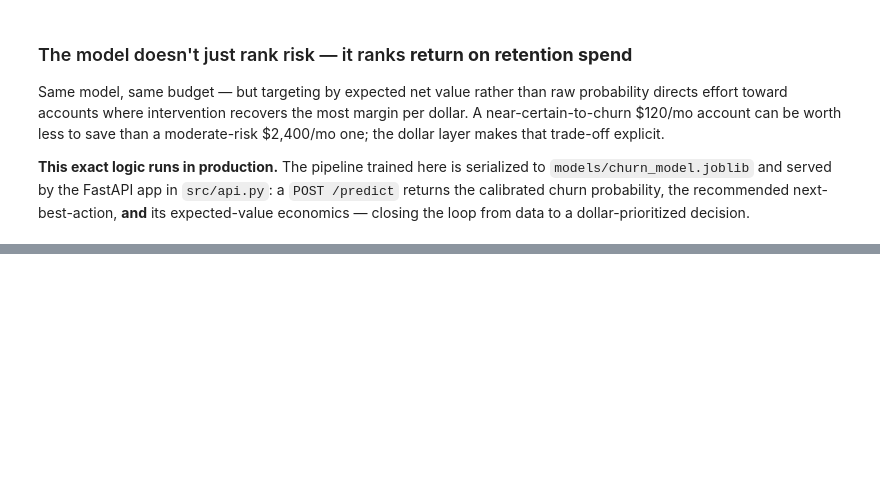
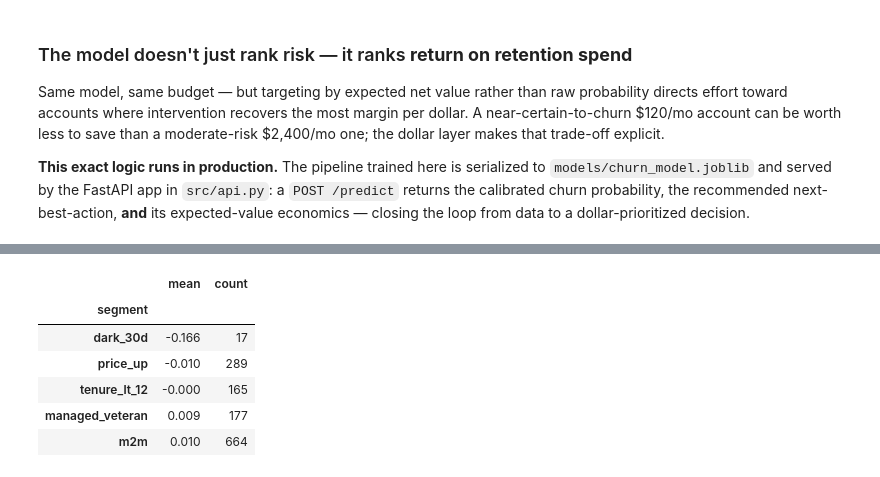
Before and after one commit to dustintdn/churn-nba, a Jupyter notebook: notebooks/churn_analysis.ipynb, the cells around one changed output, grey strips where cells are left out. Saved outputs shown, nothing was run; the diff lists cells and outputs as text; code cells hidden in the pictures; blank space fills up the shorter version.

Commit message:
fix: Refactor code structure for improved readability and maintainability

```diff
--- a/notebooks/churn_analysis.ipynb
+++ b/notebooks/churn_analysis.ipynb
@@ -547,0 +603,38 @@ expected-value economics — closing the loop from data to a dollar-prioritized
+# %%
+# Where do model and oracle disagree the most? Look at the residual structure.
+resid = proba - oracle_proba
+fig, axes = plt.subplots(1, 2, figsize=(12, 4))
+axes[0].scatter(oracle_proba, proba, s=6, alpha=0.3, color=PALETTE["retain"])
+axes[0].plot([0, 1], [0, 1], color=PALETTE["neutral"], lw=1, ls="--")
+axes[0].set_xlabel("True P(churn) from the generator")
+axes[0].set_ylabel("Model P(churn)")
+axes[0].set_title("Model vs oracle probability")
+
+# Group the largest over/under-estimates by their dominant segment.
+seg = pd.DataFrame({
+    "resid": resid,
+    "m2m": (X_test["contract_type"] == "Month-to-month").values,
+    "tenure_lt_12": (X_test["tenure_months"] < 12).values,
+    "price_up": X_test["price_increase_recent"].values.astype(bool),
+    "managed_veteran": ((X_test["tenure_months"] > 36)
+                        & (X_test["has_account_manager"] == 1)).values,
+    "dark_30d": (X_test["last_login_days"] > 30).values,
+})
+by_seg = (seg.melt(id_vars="resid", var_name="segment", value_name="in_seg")
+             .query("in_seg").groupby("segment")["resid"]
+             .agg(["mean", "count"]).sort_values("mean"))
+axes[1].barh(by_seg.index, by_seg["mean"],
+             color=np.where(by_seg["mean"] > 0, PALETTE["churn"], PALETTE["retain"]))
+axes[1].axvline(0, color=PALETTE["neutral"], lw=1)
+axes[1].set_xlabel("Mean (model prob - true prob)")
+axes[1].set_title("Average probability error by segment")
+plt.tight_layout()
+by_seg.round(3)
+# %% [output]
+|  | mean | count |
+| segment |  |  |
+| dark_30d | -0.166 | 17 |
+| price_up | -0.010 | 289 |
+| tenure_lt_12 | -0.000 | 165 |
+| managed_veteran | 0.009 | 177 |
+| m2m | 0.010 | 664 |
```
Also changed, not shown: parts of 8 cells of this notebook, 2 other files.
